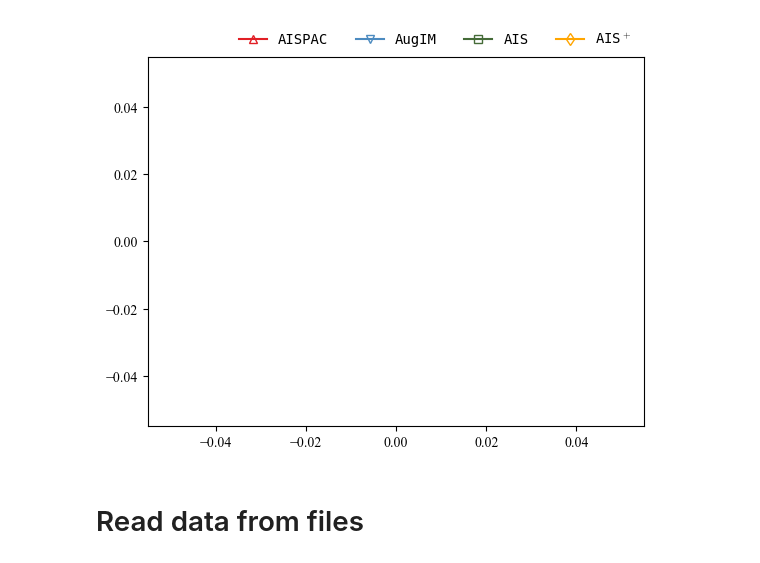
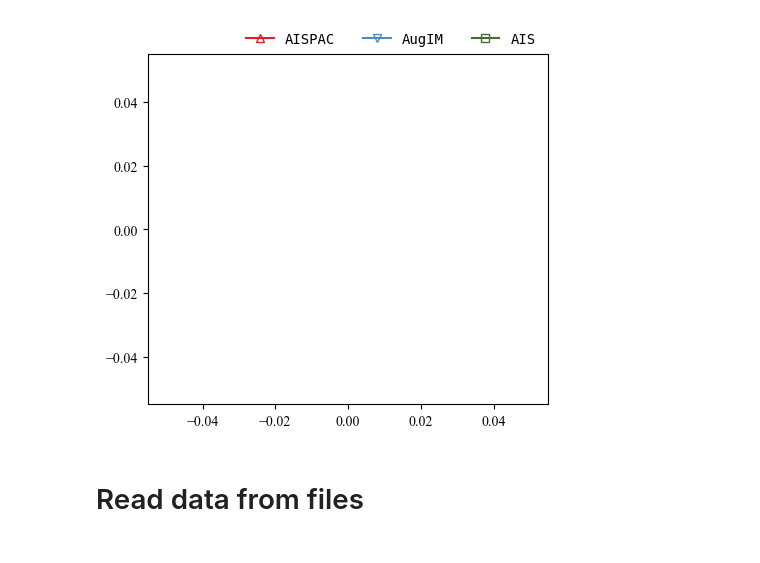
Before and after one commit to chenxlong3/AISPAC, a Jupyter notebook: data_process.ipynb, the cells around one changed output. Saved outputs shown, nothing was run; the diff lists cells and outputs as text; code cells hidden in the pictures.

Commit message:
plot size

```diff
--- a/data_process.ipynb
+++ b/data_process.ipynb
@@ -191,9 +197,9 @@ Y_LABEL_POS=[0, 1.1]
 TICK_SIZE=18
 FIG_SIZE=[4, 3.5]
 # %%
-export_legend_for_labels(MARKERS_LIST, COLOR_LIST, label_list=["AISPAC", "AugIM", "AIS", r"AIS$^+$"], output_file="./figs/legend.pdf")
+export_legend_for_labels(MARKERS_LIST, COLOR_LIST, label_list=["AISPAC", "AugIM", "AIS"], output_file="./figs/legend.pdf")
 # %% [output]
-[figure, old version]
+[figure, new version]
 # %%
 test = pd.read_csv(os.path.join(f"./data/nethept/params/50_10000_0.500000_0.001000_2023_RANDseed_WC/", "k_inf_spread_MCGreedy_1000.csv"))["expected spread"]
 test.iloc[-1]
```
Also changed, not shown: parts of 16 cells of this notebook.
